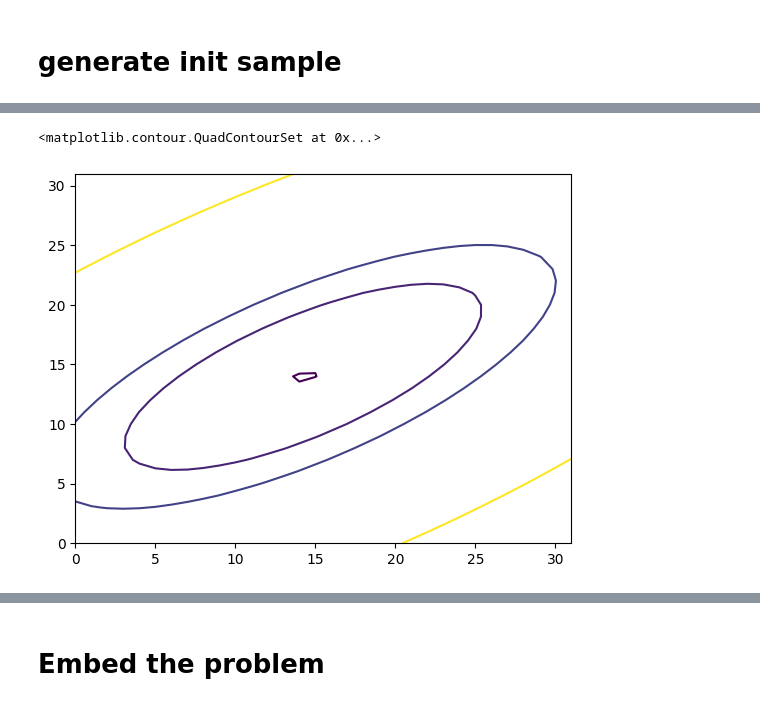
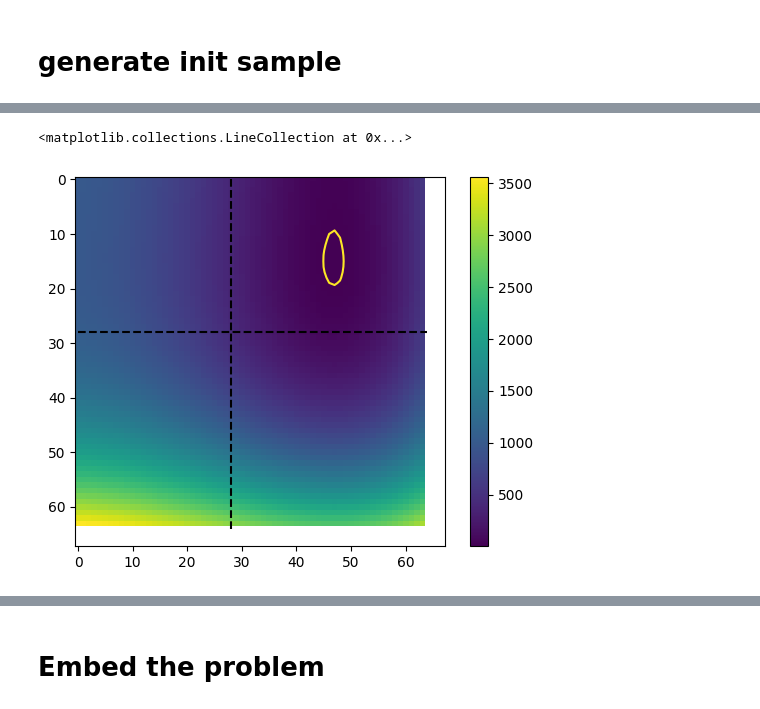
Before and after one commit to QuantumApplicationLab/wntr-quantum, a Jupyter notebook: docs/notebooks/qubo_poly_solver_Net0.ipynb, the cells around one changed output, grey strips where cells are left out. Saved outputs shown, nothing was run; the diff lists cells and outputs as text; code cells hidden in the pictures.

```diff
--- a/docs/notebooks/qubo_poly_solver_Net0.ipynb
+++ b/docs/notebooks/qubo_poly_solver_Net0.ipynb
@@ -121,15 +127,16 @@ mystep = IncrementalStep(var_names, net.qubo.mapped_variables, net.qubo.index_va
 # x0 = list(x.values())
 # %%
 from wntr_quantum.sampler.simulated_annealing import modify_solution_sample
-x = modify_solution_sample(net, bin_rep_sol, modify=['flows'])
+x = modify_solution_sample(net, bin_rep_sol, modify=['flows', 'heads'])
 x0 = list(x.values())
 # %%
 eref = net.qubo.energy_binary_rep(bin_rep_sol)
 # %%
-num_sweeps = 1000
+num_sweeps = 2000
 Tinit = 1E1
 Tfinal = 1E-1
 Tschedule = np.linspace(Tinit, Tfinal, num_sweeps)
 Tschedule = np.append(Tschedule, Tfinal*np.ones(1000))
+Tschedule = np.append(Tschedule, np.zeros(1000))
 # Tschedule = np.zeros(10000)
 # %%
@@ -234,32 +252,68 @@ array([-9686.92])
+# %%
+r = np.array(res.trajectory[idx_min])[net.qubo.index_variables]
+# %%
+def un_flatten_list(lst):
+    out = []
+    count = 0
+    for er in net.qubo.mixed_solution_vectors.encoded_reals:
+        nqbit = er.nqbit
+        d = (np.array(lst)[count:count+nqbit]).tolist()
+        out.append(d)
+        count += nqbit
+    return out
+unflat_r = un_flatten_list(r)
 # %%
 import itertools
 from tqdm import tqdm
 from copy import deepcopy
+
+
 nqbit = net.mixed_solution_vector.encoded_reals[2].nqbit
-energies = np.zeros((2**nqbit, 2**nqbit))
+
 i2 = 0
-for data2 in tqdm(itertools.product([0, 1], repeat=nqbit)):
+random1 = np.random.randint(2,size=nqbit).tolist()
+random2 = np.random.randint(2,size=nqbit).tolist()
+
+max_size = 64
+iter_data = np.array(list(itertools.product([0, 1], repeat=nqbit)))
+scale_factor = int(len(iter_data)/max_size)
+if len(iter_data>max_size):
+    iter_data = iter_data[::scale_factor,:]
+
+energies = np.zeros((max_size,max_size))
+
+for data2 in tqdm(iter_data):
     i3 = 0
-    for data3 in itertools.product([0, 1], repeat=nqbit):
+    for data3 in iter_data:
         # print(list(data))
         mod_bin_rep_sol = deepcopy(bin_rep_sol)
         mod_bin_rep_sol[2] = list(data2)[::-1]
         mod_bin_rep_sol[3] = list(data3)[::-1]
+        # mod_bin_rep_sol[4] = random1
+        # mod_bin_rep_sol[5] = random2
+        mod_bin_rep_sol[4] = unflat_r[4]
+        mod_bin_rep_sol[5] = unflat_r[5]
+        # mod_bin_rep_sol[4] = np.ones(5).tolist()
+        # mod_bin_rep_sol[5] = np.ones(5).tolist()
+
         # x = net.qubo.extend_binary_representation(flatten_list(mod_bin_rep_sol))
         # x0 = list(x.values())
         energies[i3,i2] = net.qubo.energy_binary_rep(mod_bin_rep_sol)
         i3+=1
     i2+=1
 
 # x, y = np.arange(2**nqbit), np.arange(2**nqbit)
 # x,y = np.meshgrid(x,y)
 # ax = plt.figure().add_subplot(projection='3d')
 # ax.plot_surface(x,y,energies)
 
-# plt.imshow(energies- eref)
-# plt.colorbar()
-
+plt.imshow(energies- eref)
+plt.colorbar()
+x2 = int(''.join(str(i) for i in bin_rep_sol[2][::-1]),base=2)/scale_factor
+x3 = int(''.join(str(i) for i in bin_rep_sol[3][::-1]),base=2)/scale_factor
 plt.contour(energies-eref, levels=[1e-2,1,2, 10])
+plt.hlines(x3,0,max_size,ls='--',colors='black')
+plt.vlines(x2,0,max_size,ls='--',colors='black')
 # %% [output]
-<matplotlib.contour.QuadContourSet at 0x...>
+<matplotlib.collections.LineCollection at 0x...>
-[figure, old version]
+[figure, new version]
```
Also changed, not shown: parts of 21 cells of this notebook, 6 other files.
